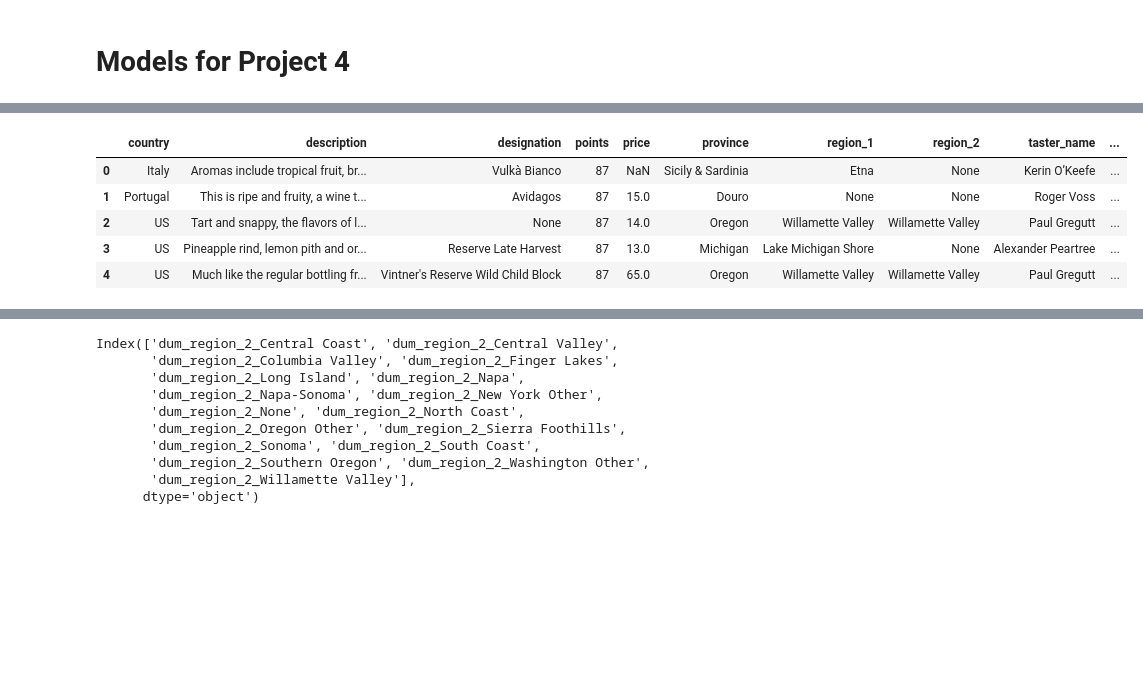
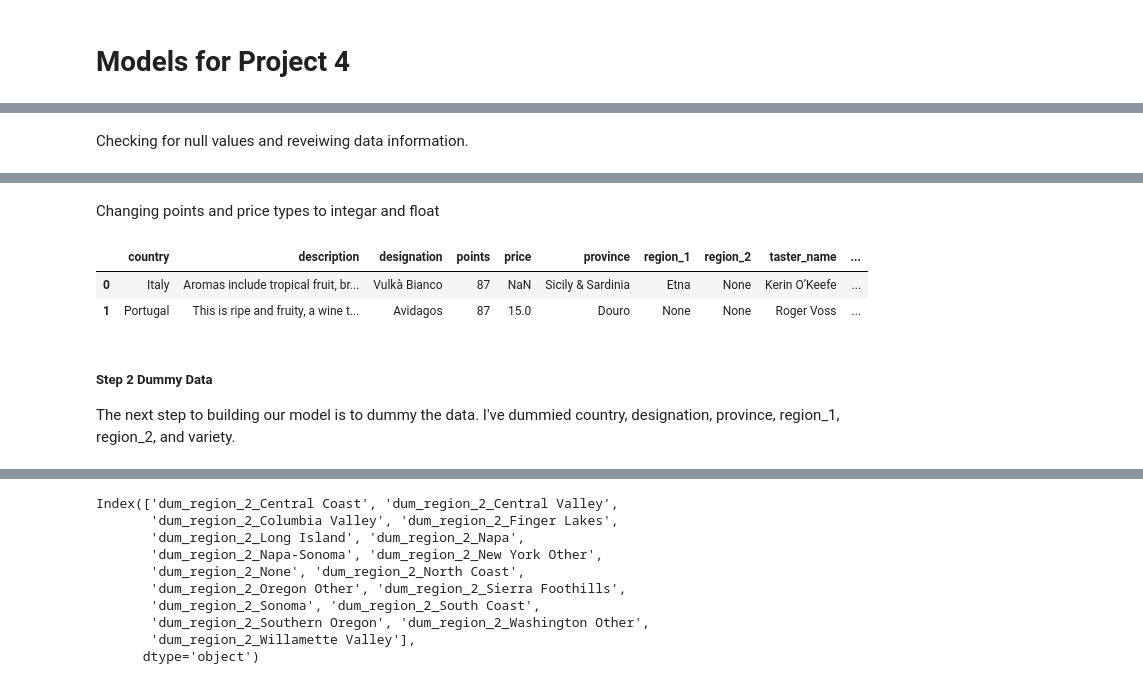
Before and after one commit to evanrosa/wine-ML-capstone-2018, a Jupyter notebook: 03 - Modeling.ipynb, the cells around one changed output, grey strips where cells are left out. Saved outputs shown, nothing was run; the diff lists cells and outputs as text; code cells hidden in the pictures; blank space fills up the shorter version.

```diff
--- a/03 - Modeling.ipynb
+++ b/03 - Modeling.ipynb
@@ -22,5 +36,7 @@ wine = pd.read_json('./wine-reviews/winemag-data-130k-v2.json', dtype='unicode')
 # %%
 wine.loc[:, 'variety'].replace(u'Rosé','Rose', inplace=True)
+# %% [markdown]
+Checking for null values and reveiwing data information.
 # %%
 wine.isnull().sum()
 # %% [output]
@@ -59,22 +75,24 @@ variety                  129971 non-null object
 winery                   129971 non-null object
 dtypes: object(13)
 memory usage: 12.9+ MB
+# %% [markdown]
+Changing points and price types to integar and float
 # %%
 #changing dtypes for points and price
 wine['points'] = wine.points.astype(int)
 wine['price'] = wine.price.astype(float)
-wine.head(5)
+wine.head(2)
 # %% [output]
 |  | country | description | designation | points | price | province | region_1 | region_2 | taster_name | ... |
 | 0 | Italy | Aromas include tropical fruit, br... | Vulkà Bianco | 87 | NaN | Sicily & Sardinia | Etna | None | Kerin O’Keefe | ... |
 | 1 | Portugal | This is ripe and fruity, a wine t... | Avidagos | 87 | 15.0 | Douro | None | None | Roger Voss | ... |
-| 2 | US | Tart and snappy, the flavors of l... | None | 87 | 14.0 | Oregon | Willamette Valley | Willamette Valley | Paul Gregutt | ... |
-| 3 | US | Pineapple rind, lemon pith and or... | Reserve Late Harvest | 87 | 13.0 | Michigan | Lake Michigan Shore | None | Alexander Peartree | ... |
-| 4 | US | Much like the regular bottling fr... | Vintner's Reserve Wild Child Block | 87 | 65.0 | Oregon | Willamette Valley | Willamette Valley | Paul Gregutt | ... |
 # %%
 #Since the wine price is an object with 'nan' text values
 #I needed to find a way to remove the values without using dropna.
 wine.dropna(inplace=True)
+# %% [markdown]
+##### Step 2 Dummy Data
+The next step to building our model is to dummy the data. I've dummied country, designation, province, region_1, region_2, and variety.
 # %%
 dummy = pd.get_dummies(wine[['country']],prefix='dum_country', drop_first=True)
 print(dummy.columns)
```
Also changed, not shown: parts of 24 cells of this notebook.
